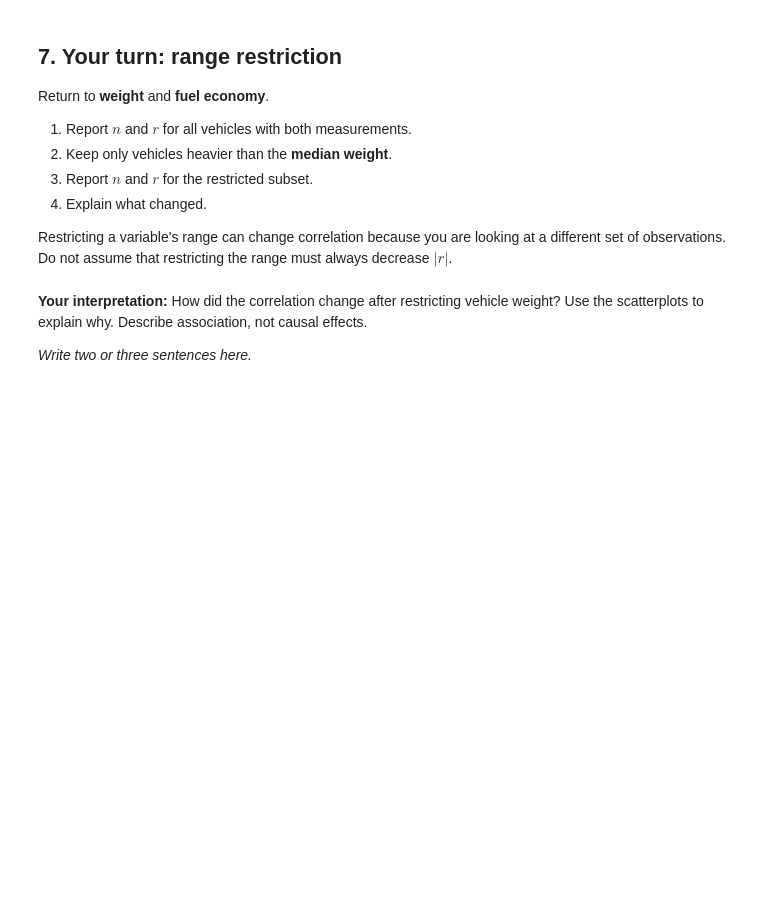
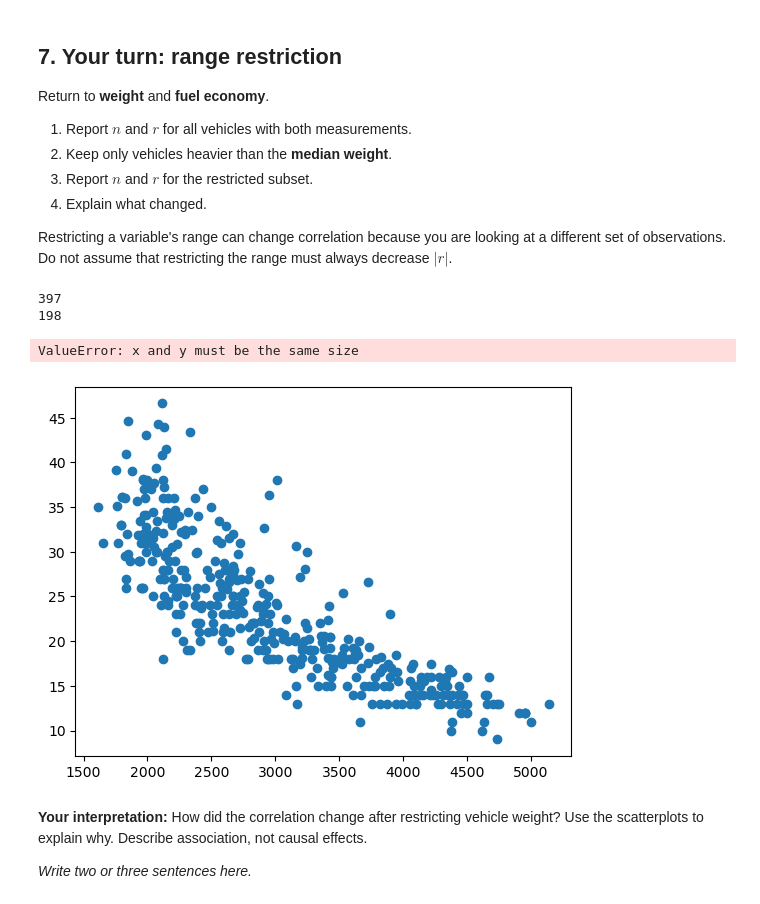
Before and after one commit to mda90-manny/26f-engr1451-2451, a Jupyter notebook: 2-class/w05a_scatter_correlation.ipynb, the cells around one changed output. Cells and saved outputs as stored; diff of their text form; code cells hidden in the pictures; blank space fills up the shorter version.

```diff
--- a/2-class/w05a_scatter_correlation.ipynb
+++ b/2-class/w05a_scatter_correlation.ipynb
@@ -258,15 +258,30 @@ Restricting a variable's range can change correlation because you are looking at
 # %%
 xcol = "weight"
 ycol = "mpg"
 
 pair = mpg[[xcol, ycol]].dropna()
 cutoff = pair[xcol].median()
 restricted = pair.loc[pair[xcol] > cutoff]
+print(len(pair))
+print(len(restricted))
+r = pair[xcol].corr(pair[ycol])
+restric_r = restricted[xcol].corr(restricted[ycol])
+fig, ax = plt.subplots()
+ax.scatter(pair[xcol], pair[ycol])
+
+ax.scatter(restricted[xcol], pair[ycol])
+
+
 
 # Your code:
 # 1. Report n and r for pair.
 # 2. Report n and r for restricted.
 # 3. Optional: make scatterplots to compare the two sets of vehicles.
+# %% [output]
+397
+198
+ValueError: x and y must be the same size
+[figure, added]
 # %% [markdown]
 **Your interpretation:** How did the correlation change after restricting vehicle weight? Use the scatterplots to explain why. Describe association, not causal effects.
 
```
Also changed, not shown: parts of 3 cells of this notebook.
